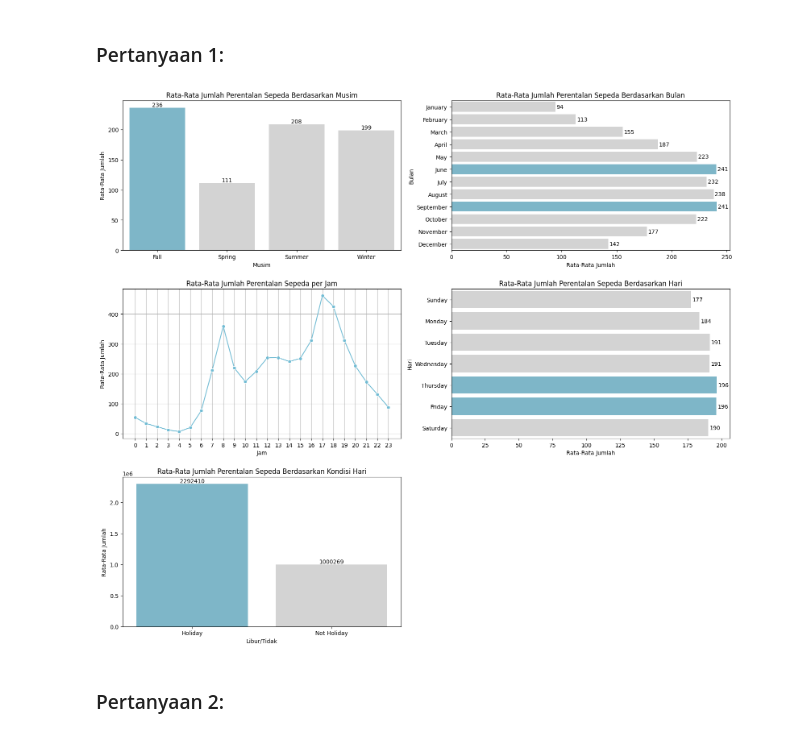
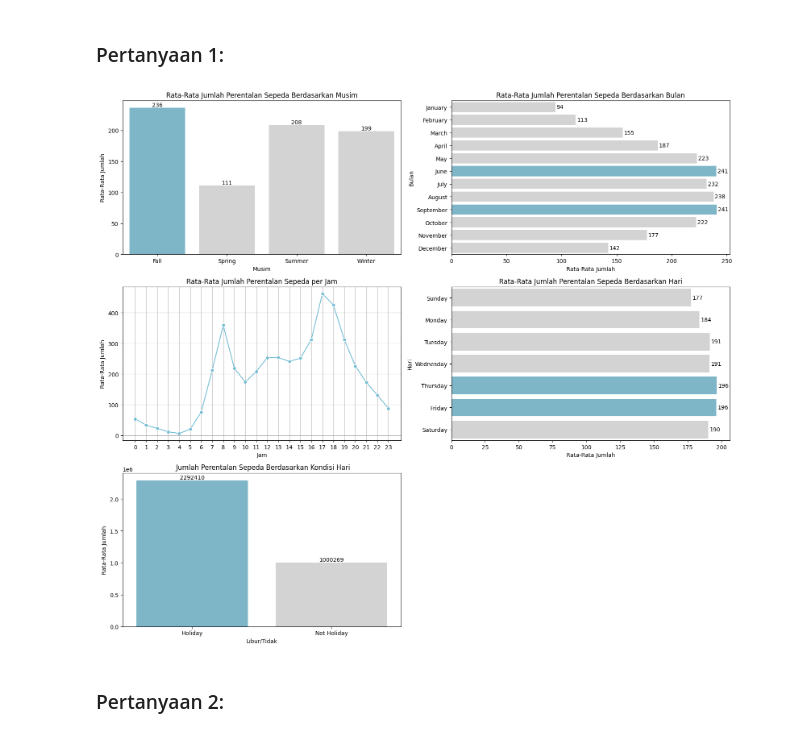
Before and after one commit to aljauzr/pad-submission-dicoding, a Jupyter notebook: notebook.ipynb, the cells around one changed output. Drawn from its saved outputs; the diff is of its cells as text; code cells hidden in the pictures.

```diff
--- a/notebook.ipynb
+++ b/notebook.ipynb
@@ -601,39 +601,39 @@ axs[1, 0].set_title('Rata-Rata Jumlah Perentalan Sepeda per Jam')
 axs[1, 0].set_xlabel('Jam')
 axs[1, 0].set_ylabel('Rata-Rata Jumlah')
 axs[1, 0].set_xticks(range(0, 24))
 axs[1, 0].grid(True)
 
 # 4. Rata-Rata Jumlah Perentalan Sepeda Berdasarkan Hari
 mean_cnt_per_weekday = hour_df.groupby('weekday', observed=True)['cnt'].mean().reset_index()
 weekday_order = ["Sunday", "Monday", "Tuesday", "Wednesday", "Thursday", "Friday", "Saturday"]
 mean_cnt_per_weekday['weekday'] = pd.Categorical(mean_cnt_per_weekday['weekday'], categories=weekday_order, ordered=True)
 mean_cnt_per_weekday = mean_cnt_per_weekday.sort_values('weekday')
 colors = ["#D3D3D3", "#D3D3D3", "#D3D3D3", "#D3D3D3", "#72BCD4", "#72BCD4", "#D3D3D3"]
 sns.barplot(data=mean_cnt_per_weekday, y='weekday', x='cnt', palette=colors, hue='weekday', ax=axs[1, 1])
 for i, row in mean_cnt_per_weekday.iterrows():
     axs[1, 1].text(row['cnt'] + 1, row['weekday'], round(row['cnt']), va='center', color='black')
 axs[1, 1].set_title('Rata-Rata Jumlah Perentalan Sepeda Berdasarkan Hari')
 axs[1, 1].set_xlabel('Rata-Rata Jumlah')
 axs[1, 1].set_ylabel('Hari')
 
 # 5. Rata-Rata Jumlah Perentalan Sepeda Berdasarkan Kondisi Hari
-max_cnt_per_workingday = hour_df.groupby('workingday')['cnt'].sum().reset_index()
-max_value = max_cnt_per_workingday['cnt'].sum()
+sum_cnt_per_workingday = hour_df.groupby('workingday')['cnt'].sum().reset_index()
+max_value = sum_cnt_per_workingday['cnt'].sum()
 colors = ["#72BCD4", "#D3D3D3"]
-sns.barplot(data=max_cnt_per_workingday, x='workingday', y='cnt', palette=colors, hue='workingday', legend=False, ax=axs[2, 0])
-for index, row in max_cnt_per_workingday.iterrows():
+sns.barplot(data=sum_cnt_per_workingday, x='workingday', y='cnt', palette=colors, hue='workingday', legend=False, ax=axs[2, 0])
+for index, row in sum_cnt_per_workingday.iterrows():
     axs[2, 0].text(index, row['cnt'], round(row['cnt']), color='black', ha="center", va="bottom")
-axs[2, 0].set_title('Rata-Rata Jumlah Perentalan Sepeda Berdasarkan Kondisi Hari')
+axs[2, 0].set_title(' Jumlah Perentalan Sepeda Berdasarkan Kondisi Hari')
 axs[2, 0].set_xlabel('Libur/Tidak')
 axs[2, 0].set_ylabel('Rata-Rata Jumlah')
 
 # Kosongkan subplot terakhir
 axs[2, 1].axis('off')
 
 plt.tight_layout()
 plt.show()
 # %% [output]
-[figure, old version]
+[figure, new version]
 # %% [markdown]
 ### Pertanyaan 2:
 # %%
```
Also changed, not shown: parts of 4 cells of this notebook.
